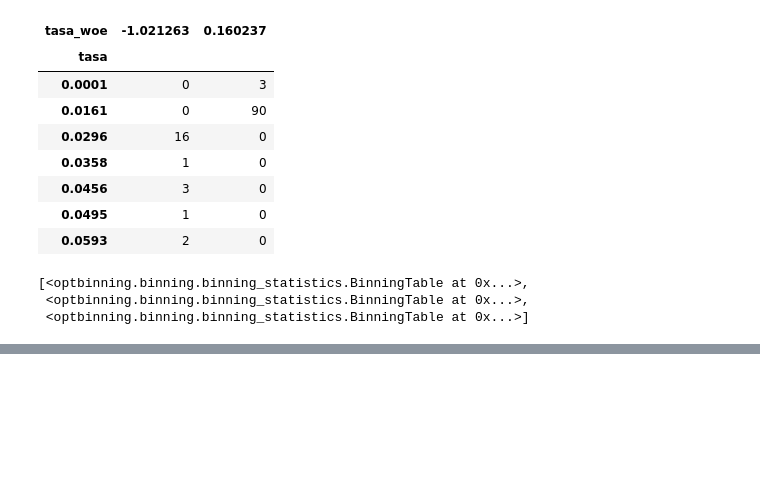
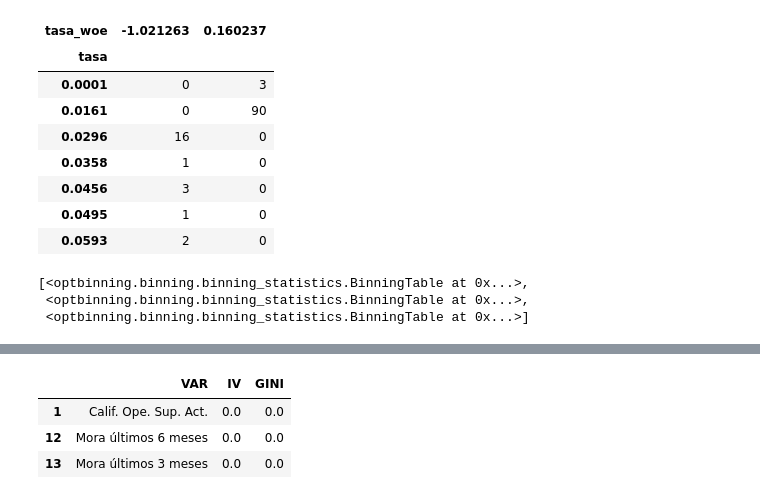
Before and after one commit to wicalo/ProyectoAna, a Jupyter notebook: Codigo/RegresionLogistica.ipynb, the cells around one changed output, grey strips where cells are left out. Saved outputs shown, nothing was run; the diff lists cells and outputs as text; code cells hidden in the pictures; blank space fills up the shorter version.

```diff
--- a/Codigo/RegresionLogistica.ipynb
+++ b/Codigo/RegresionLogistica.ipynb
@@ -721,0 +780,8 @@ pd.crosstab(train['cargo'],df_woe_cat['cargo_woe'])
+# %%
+indicadores_woe_eliminar=indicadores_woe[indicadores_woe['IV']<=0.02]
+indicadores_woe_eliminar
+# %% [output]
+|  | VAR | IV | GINI |
+| 1 | Calif. Ope. Sup. Act. | 0.0 | 0.0 |
+| 12 | Mora últimos 6 meses | 0.0 | 0.0 |
+| 13 | Mora últimos 3 meses | 0.0 | 0.0 |
```
Also changed, not shown: parts of 25 cells of this notebook.
